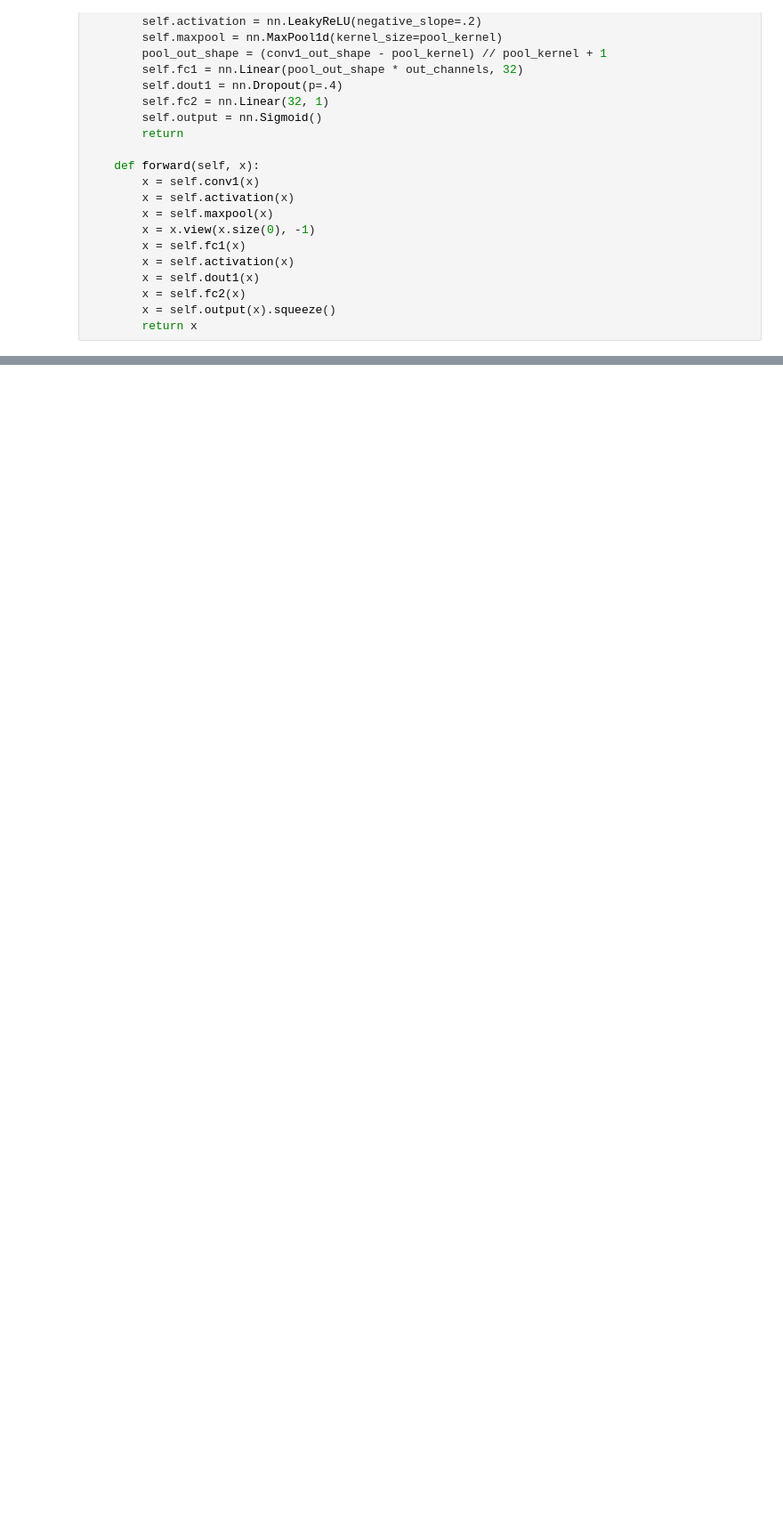
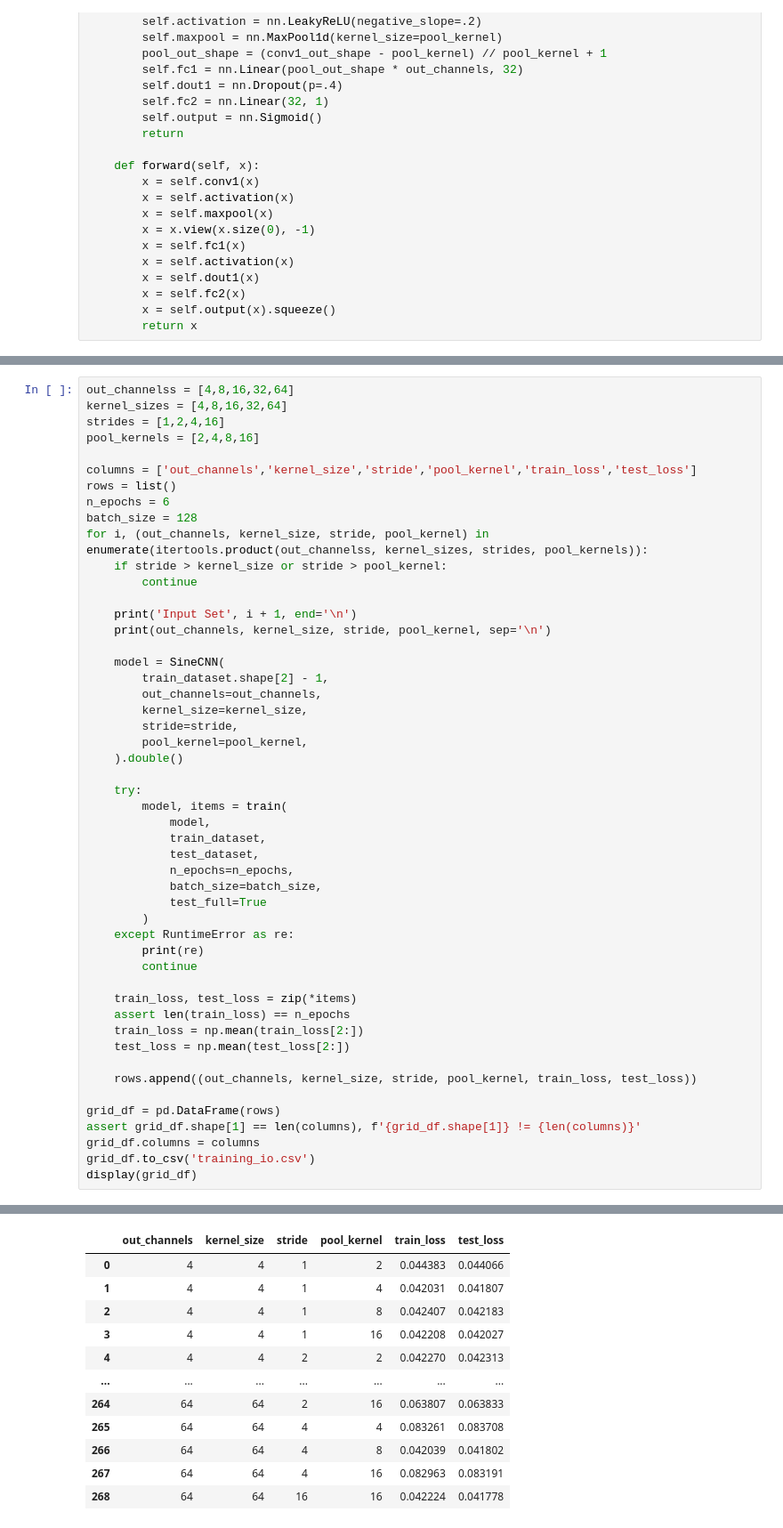
Before and after one commit to ncallahanml/baseline_networks, a Jupyter notebook: SineWaveGenerator.ipynb, the cells around one changed output, grey strips where cells are left out. Shown at 89% size. Drawn from its saved outputs; the diff is of its cells as text; blank space fills up the shorter version.

```diff
--- a/SineWaveGenerator.ipynb
+++ b/SineWaveGenerator.ipynb
@@ -450,0 +404,51 @@ torch.save(model, 'best_model.pt')
+# %%
+out_channelss = [4,8,16,32,64]
+kernel_sizes = [4,8,16,32,64]
+strides = [1,2,4,16]
+pool_kernels = [2,4,8,16]
+
+columns = ['out_channels','kernel_size','stride','pool_kernel','train_loss','test_loss']
+rows = list()
+n_epochs = 6
+batch_size = 128
+for i, (out_channels, kernel_size, stride, pool_kernel) in enumerate(itertools.product(out_channelss, kernel_sizes, strides, pool_kernels)):
+    if stride > kernel_size or stride > pool_kernel:
+        continue
+
+    print('Input Set', i + 1, end='\n')
+    print(out_channels, kernel_size, stride, pool_kernel, sep='\n')
+
+    model = SineCNN(
+        train_dataset.shape[2] - 1,
+        out_channels=out_channels,
+        kernel_size=kernel_size,
+        stride=stride,
+        pool_kernel=pool_kernel,
+    ).double()
+
+    try:
+        model, items = train(
+            model,
+            train_dataset,
+            test_dataset,
+            n_epochs=n_epochs,
+            batch_size=batch_size,
+            test_full=True
+        )
+    except RuntimeError as re:
+        print(re)
+        continue
+
+    train_loss, test_loss = zip(*items)
+    assert len(train_loss) == n_epochs
+    train_loss = np.mean(train_loss[2:])
+    test_loss = np.mean(test_loss[2:])
+
+    rows.append((out_channels, kernel_size, stride, pool_kernel, train_loss, test_loss))
+
+grid_df = pd.DataFrame(rows)
+assert grid_df.shape[1] == len(columns), f'{grid_df.shape[1]} != {len(columns)}'
+grid_df.columns = columns
+grid_df.to_csv('training_io.csv')
+display(grid_df)
+# %% [output]
@@ -450,0 +472,12 @@ torch.save(model, 'best_model.pt')
+|  | out_channels | kernel_size | stride | pool_kernel | train_loss | test_loss |
+| 0 | 4 | 4 | 1 | 2 | 0.044383 | 0.044066 |
+| 1 | 4 | 4 | 1 | 4 | 0.042031 | 0.041807 |
+| 2 | 4 | 4 | 1 | 8 | 0.042407 | 0.042183 |
+| 3 | 4 | 4 | 1 | 16 | 0.042208 | 0.042027 |
+| 4 | 4 | 4 | 2 | 2 | 0.042270 | 0.042313 |
+| ... | ... | ... | ... | ... | ... | ... |
+| 264 | 64 | 64 | 2 | 16 | 0.063807 | 0.063833 |
+| 265 | 64 | 64 | 4 | 4 | 0.083261 | 0.083708 |
+| 266 | 64 | 64 | 4 | 8 | 0.042039 | 0.041802 |
+| 267 | 64 | 64 | 4 | 16 | 0.082963 | 0.083191 |
+| 268 | 64 | 64 | 16 | 16 | 0.042224 | 0.041778 |
```
Also changed, not shown: parts of 6 cells of this notebook.
